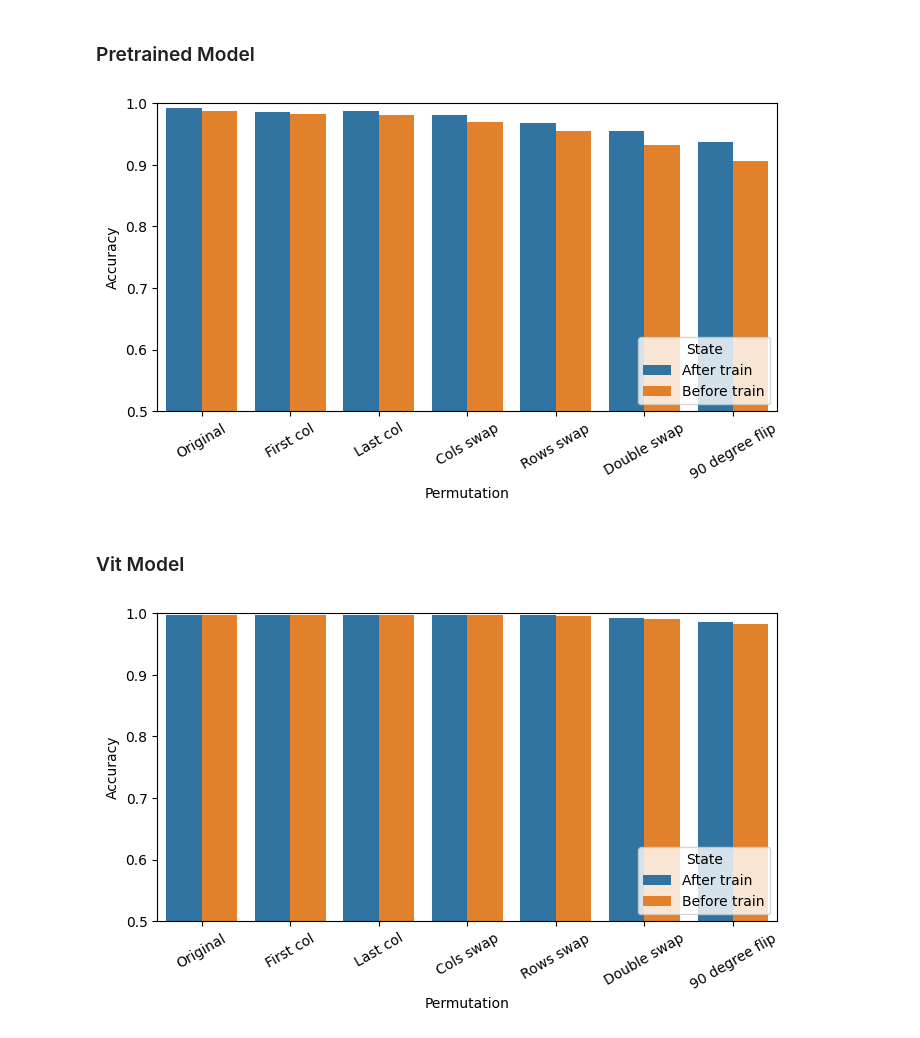
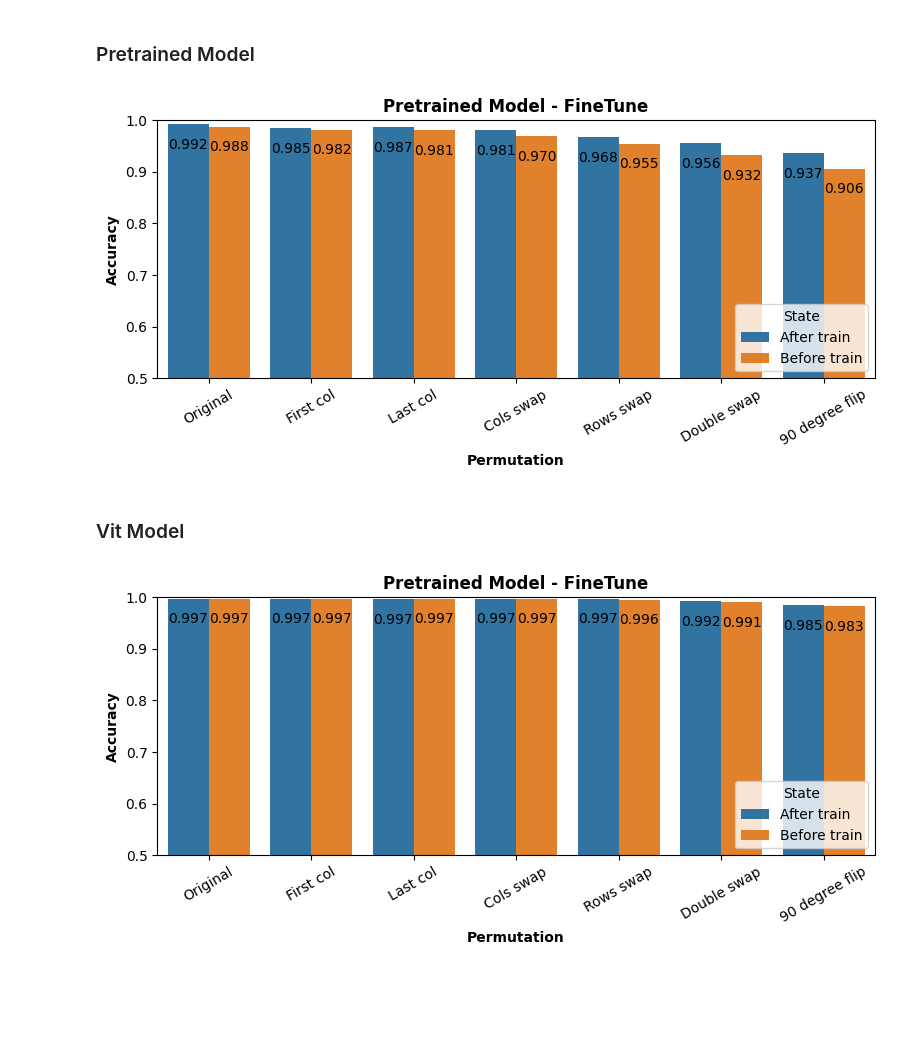
Before and after one commit to itayshap/MLDS-Final-Project, a Jupyter notebook: Final_Project_Permuted Puzzle.ipynb, the cells around one changed output. Drawn from its saved outputs; the diff is of its cells as text; code cells hidden in the pictures; blank space fills up the shorter version.

```diff
--- a/Final_Project_Permuted Puzzle.ipynb
+++ b/Final_Project_Permuted Puzzle.ipynb
@@ -54,7 +51,8 @@ plt.show()
 # %% [markdown]
 ### 1. Pretrained Model
 # %%
-pretrained_params = TrainParams(5e-3, 5, torch.optim.SGD,0.9, False)
+pretrained_optimizer_params = {"lr" : 5e-3, "momentum" : 0.9}
+pretrained_params = TrainParams(5, torch.optim.SGD, pretrained_optimizer_params, False)
 pretrained_dataloaders = Model_Builder.build_dataloaders(train,val,test, Transform_Builder.build(size=224))
 pretrained_model = Model_Builder.build(ModelType.PRETRAINED, device, pretrained_params, pretrained_dataloaders, path=ModelPath.BASELINE_PRETRAINED.value)
 # %% [markdown]
@@ -153,9 +119,10 @@ draw_rank_test_results(custom_results, permutation_dict, "Custom Model")
 # %% [markdown]
 ### Pretrained Model
 # %%
+# 52 secs run
 test_set = test.with_transform(Transform_Builder.build(224))
 base_score = calculate_tiles_derivative(test_set[:]['image'])
-pretrained_results = run_tile_rank_test(model=pretrained_model, permutation_dict=permutation_dict, base_score=base_score, size=224)
+pretrained_results = run_permutation_rank_test(model=pretrained_model, test=test, permutation_dict=permutation_dict, base_score=base_score, size=224)
 draw_rank_test_results(pretrained_results, permutation_dict, 'Pretrained Model')
 # %% [output]
 [figure]
@@ -173,15 +140,5 @@ draw_rank_test_results(Vit_results, permutation_dict, 'Vit Model')
 ## Question 2
 # %% [markdown]
 ### FineTune on specific permutation and check other permutations' accuracies
-# %%
-def run_accuracy_test(model : Module, permutation_dict: dict, is_vit=False, processor = None, size:int =224):
-        results = {'Permutation': [], 'Accuracy': []}
-        for premutation_name, premutation in permutation_dict.items():
-                permuted_test_set = test.with_transform(Transform_Builder.build(size=size, with_premute=True, tiles_num=len(premutation), permutations_set= [premutation], is_vit=is_vit, processor=processor))
-                dataloader = DataLoader(permuted_test_set, batch_size=32, drop_last=True, num_workers=0)
-                results['Permutation'].append(premutation_name)
-                model.predict_data(dataloader)
-                results['Accuracy'].append(model.test_acc)
-        return results
 # %% [markdown]
 ### Custom Model
@@ -219,20 +261,17 @@ pretrained_params = TrainParams(5, torch.optim.SGD, pretrained_optimizer_params,
 ft_pretrained_model = Model_Builder.build(ModelType.PRETRAINED, device, pretrained_params, pretrained_dataloaders, path=ModelPath.PERMUTATION_FT_PRETRAINED.value)
 # %%
-# 5 mins run
-pretrained_permutation_results = run_accuracy_test(model=ft_pretrained_model, permutation_dict=permutation_dict, size=224)
+# 25 secs run
+pretrained_permutation_results = run_accuracy_test(model=ft_pretrained_model, test=test, permutation_dict=permutation_dict, size=224)
 # %%
 pretrained_permutation_df = pd.DataFrame(pretrained_permutation_results)
 pretrained_permutation_df['State'] = 'After train'
 pretrained_rank_test_result_df = pd.DataFrame(data=pretrained_results['Accuracy'], columns=['Accuracy'], index= pretrained_permutation_df.Permutation).reset_index()
 pretrained_rank_test_result_df['State'] = 'Before train'
 # %%
-plt.figure(figsize=(8,4))
-g = sns.barplot(data=pd.concat([pretrained_permutation_df, pretrained_rank_test_result_df]), x='Permutation', y='Accuracy', hue='State')
-plt.ylim((0.5,1))
-sns.move_legend(g, "lower right")
-plt.xticks(rotation=30);
+draw_bar_plot(data=pd.concat([pretrained_permutation_df, pretrained_rank_test_result_df]),  x='Permutation', y='Accuracy', \
+              hue='State', title='Pretrained Model - FineTune', figsize=(8,4), ylim=(0.5,1), rotation=30, palette=None, value_verbose=True, legend_loc='lower right')
 # %% [output]
-[figure, old version]
+[figure, new version]
 # %% [markdown]
 ### Vit Model
 # %%
@@ -251,10 +289,7 @@ vit_permutation_df['State'] = 'After train'
 vit_rank_test_result_df = pd.DataFrame(data=Vit_results['Accuracy'], columns=['Accuracy'], index= vit_permutation_df.Permutation).reset_index()
 vit_rank_test_result_df['State'] = 'Before train'
 # %%
-plt.figure(figsize=(8,4))
-g= sns.barplot(data=pd.concat([vit_permutation_df, vit_rank_test_result_df]), x='Permutation', y='Accuracy', hue='State')
-plt.ylim((0.5,1))
-sns.move_legend(g, "lower right")
-plt.xticks(rotation=30);
+draw_bar_plot(data=pd.concat([vit_permutation_df, vit_rank_test_result_df]),  x='Permutation', y='Accuracy', \
+              hue='State', title='Pretrained Model - FineTune', figsize=(8,4), ylim=(0.5,1), rotation=30, palette=None, value_verbose=True, legend_loc='lower right')
 # %% [output]
-[figure, old version]
+[figure, new version]
```
Also changed, not shown: parts of 47 cells of this notebook.
